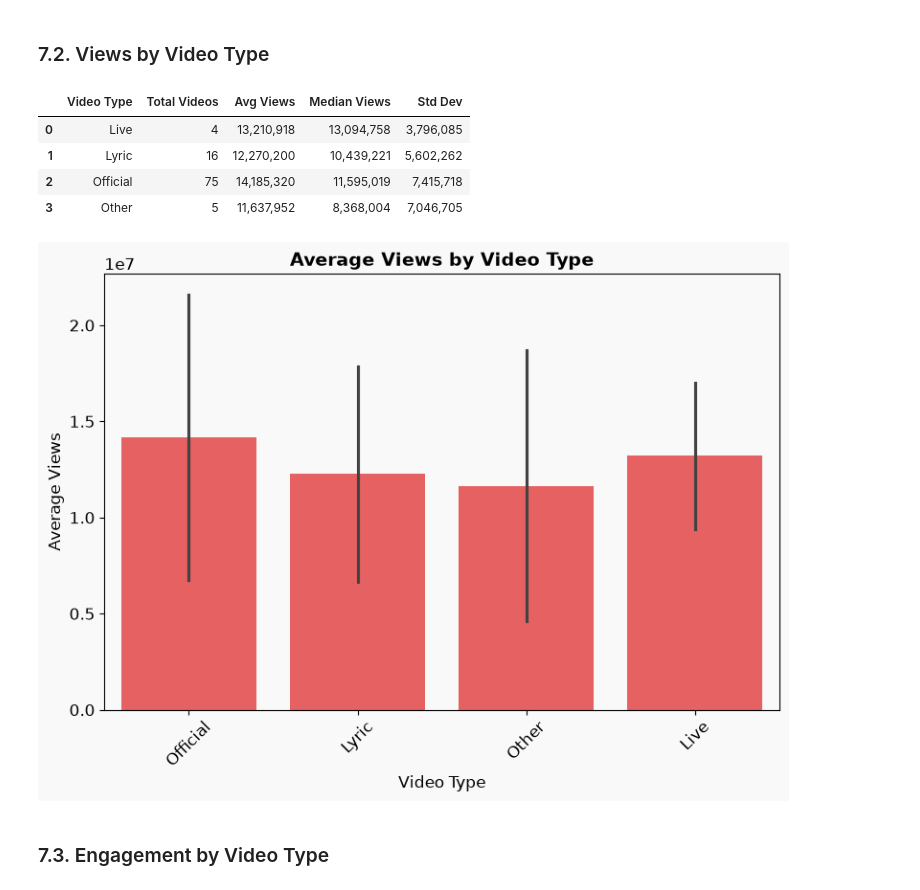
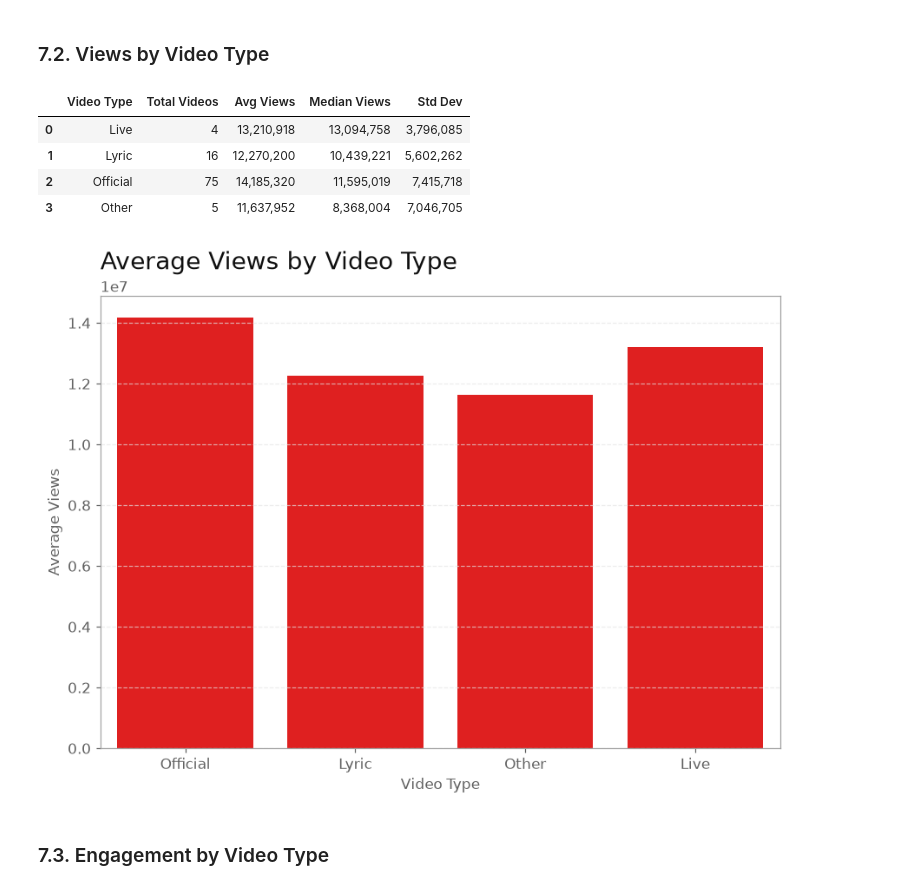
Before and after one commit to adroguetth/youtube-music-charts-intelligence, a Jupyter notebook: notebook_en/weekly/youtube_charts_2026-W46.ipynb, the cells around one changed output. Cells and saved outputs as stored; diff of their text form; code cells hidden in the pictures.

```diff
--- a/notebook_en/weekly/youtube_charts_2026-W46.ipynb
+++ b/notebook_en/weekly/youtube_charts_2026-W46.ipynb
@@ -442,24 +464,30 @@ plt.show()
 # %%
 engagement_chart = genre_stats.sort_values('engagement_rate', ascending=False).head(10)
 fig, ax = plt.subplots(figsize=(10, 6))
+ax.set_facecolor(YT_BG)
 fig.patch.set_facecolor(YT_BG)
-ax.set_facecolor(YT_SURFACE)
-colors = plt.cm.Reds(np.linspace(0.4, 1, len(engagement_chart)))[::-1]
+
 bars = ax.barh(engagement_chart['macro_genre'], engagement_chart['engagement_rate'],
-               color=colors, edgecolor='none', height=0.65, alpha=0.9)
+               color=YT_RED, edgecolor='none', height=0.65)
+
 ax.set_xlabel('Engagement Rate (%)', fontsize=11, color=YT_GRAY)
-ax.set_title('Top 10 Genres by Engagement Rate (Likes/Views)', fontweight='bold', color=YT_TEXT, fontsize=14)
+ax.set_title('Top 10 Genres by Engagement Rate', fontsize=18, color=YT_TEXT, loc='left', pad=20)
 ax.invert_yaxis()
-ax.spines[['top', 'right', 'left']].set_visible(False)
-ax.spines['bottom'].set_color(YT_GRID)
+
+for spine in ax.spines.values():
+    spine.set_color(BORDER_COLOR)
+    spine.set_linewidth(0.8)
+ax.tick_params(colors=YT_GRAY, labelsize=11)
 ax.xaxis.grid(True, color=YT_GRID, linestyle='--', alpha=0.7)
+
 for bar, val in zip(bars, engagement_chart['engagement_rate']):
     ax.text(val + 0.2, bar.get_y() + bar.get_height()/2, f'{val:.1f}%',
-            va='center', fontsize=10, fontweight='bold', color=YT_TEXT)
+            va='center', fontsize=11, color=YT_TEXT)
+
 avg_engagement = genre_stats['engagement_rate'].mean()
-ax.axvline(x=avg_engagement, color=YT_RED, linestyle='--', linewidth=2, alpha=0.9)
+ax.axvline(x=avg_engagement, color=YT_DARK_GREY, linestyle='--', linewidth=1.5, alpha=0.9)
 ax.text(avg_engagement + 0.1, len(engagement_chart) - 0.5, f'Average: {avg_engagement:.1f}%',
-        fontsize=9, color=YT_RED, fontweight='bold')
+        fontsize=10, color=YT_DARK_GREY)
 plt.tight_layout()
 plt.show()
 
@@ -572,34 +602,39 @@ display(v_stats_df)
 # %%
 df_video = df.copy()
 conditions = [df_video['is_official_video'] == 1, df_video['is_lyric_video'] == 1, df_video['is_live_performance'] == 1]
 choices = ['Official', 'Lyric', 'Live']
 df_video['video_type'] = np.select(conditions, choices, default='Other')
 views_stats = df_video.groupby('video_type').agg(total_videos=('views', 'count'), avg_views=('views', 'mean'), median_views=('views', 'median'), std_views=('views', 'std')).round(2).reset_index()
 table_views = views_stats.copy()
 table_views['total_videos'] = table_views['total_videos'].astype(int)
 table_views['avg_views'] = table_views['avg_views'].apply(lambda x: f'{x:,.0f}')
 table_views['median_views'] = table_views['median_views'].apply(lambda x: f'{x:,.0f}')
 table_views['std_views'] = table_views['std_views'].apply(lambda x: f'{x:,.0f}')
 table_views.columns = ['Video Type', 'Total Videos', 'Avg Views', 'Median Views', 'Std Dev']
 display(table_views)
 
 fig, ax = plt.subplots(figsize=(8, 6))
-fig.patch.set_facecolor('#F9F9F9')
-ax.set_facecolor('#F9F9F9')
-sns.barplot(data=df_video, x='video_type', y='views', ax=ax, color='#FC4B4C', errorbar='sd')
-ax.set_title('Average Views by Video Type', fontweight='bold', fontsize=14)
-ax.set_ylabel('Average Views', fontsize=12)
-ax.set_xlabel('Video Type', fontsize=12)
-plt.xticks(rotation=45)
+ax.set_facecolor(YT_BG)
+fig.patch.set_facecolor(YT_BG)
+sns.barplot(data=df_video, x='video_type', y='views', ax=ax, color=YT_RED, errorbar=None)
+ax.set_title('Average Views by Video Type', fontsize=18, color=YT_TEXT, loc='left', pad=20)
+ax.set_ylabel('Average Views', fontsize=11, color=YT_GRAY)
+ax.set_xlabel('Video Type', fontsize=11, color=YT_GRAY)
+
+for spine in ax.spines.values():
+    spine.set_color(BORDER_COLOR)
+    spine.set_linewidth(0.8)
+ax.tick_params(colors=YT_GRAY, labelsize=11)
+ax.yaxis.grid(True, color=YT_GRID, linestyle='--', alpha=0.7)
 plt.tight_layout()
 plt.show()
 # %% [output]
 |  | Video Type | Total Videos | Avg Views | Median Views | Std Dev |
 | 0 | Live | 4 | 13,210,918 | 13,094,758 | 3,796,085 |
 | 1 | Lyric | 16 | 12,270,200 | 10,439,221 | 5,602,262 |
 | 2 | Official | 75 | 14,185,320 | 11,595,019 | 7,415,718 |
 | 3 | Other | 5 | 11,637,952 | 8,368,004 | 7,046,705 |
-[figure, old version]
+[figure, new version]
 # %% [markdown]
 ### 7.3. Engagement by Video Type
 # %%
```
Also changed, not shown: parts of 16 cells of this notebook, 1 other file.
